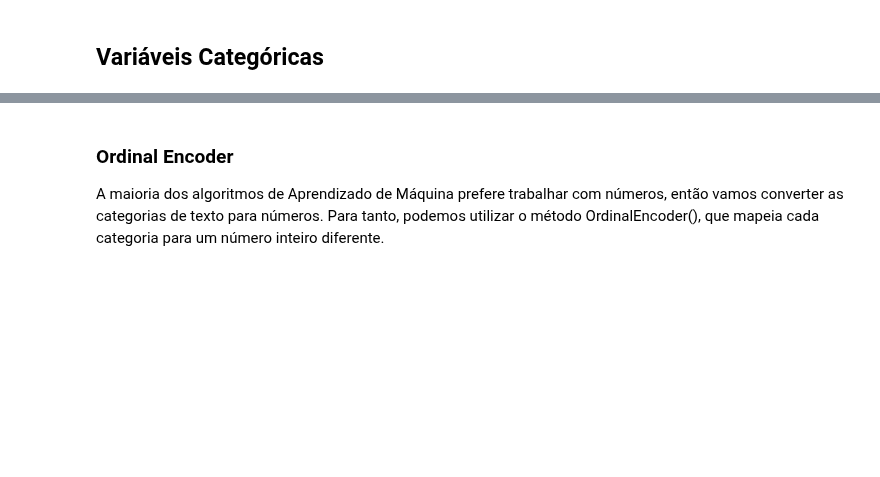
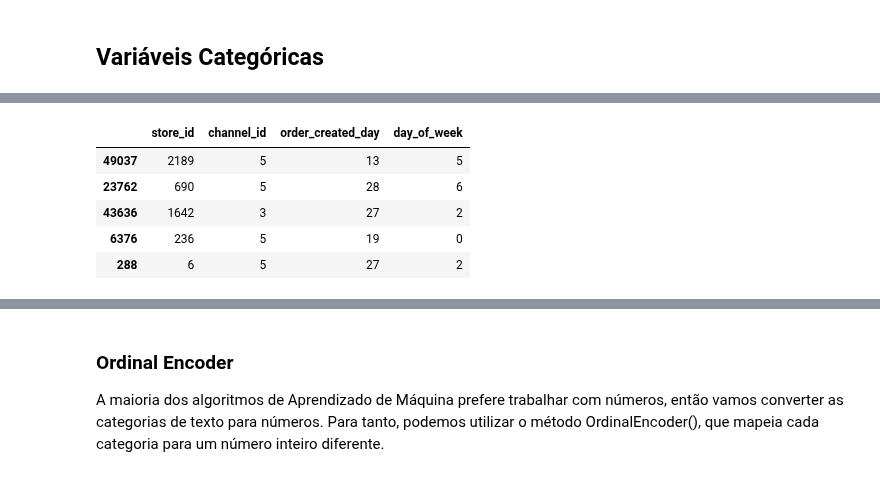
Before and after one commit to fFukurou/Python-for-Data-Science-and-Machine-Learning-Bootcamp, a Jupyter notebook: fiap/ML_PontaAPonta_1/ML_Ponta_a_Ponta_FIAP_Inicio_de_Aula.ipynb, the cells around one changed output, grey strips where cells are left out. Saved outputs shown, nothing was run; the diff lists cells and outputs as text; code cells hidden in the pictures; blank space fills up the shorter version.

```diff
--- a/fiap/ML_PontaAPonta_1/ML_Ponta_a_Ponta_FIAP_Inicio_de_Aula.ipynb
+++ b/fiap/ML_PontaAPonta_1/ML_Ponta_a_Ponta_FIAP_Inicio_de_Aula.ipynb
@@ -374,4 +419,13 @@ memory usage: 3.3 MB
 # %%
 #novo dataset com a seleção das variaveis numéricas categóricas
+df_orders_treatment_cat_num = df_orders_treatment[['store_id', 'channel_id', 'order_created_day', 'day_of_week']].copy()
+df_orders_treatment_cat_num.head()
+# %% [output]
+|  | store_id | channel_id | order_created_day | day_of_week |
+| 49037 | 2189 | 5 | 13 | 5 |
+| 23762 | 690 | 5 | 28 | 6 |
+| 43636 | 1642 | 3 | 27 | 2 |
+| 6376 | 236 | 5 | 19 | 0 |
+| 288 | 6 | 5 | 27 | 2 |
 # %%
 #novo dataset com a seleção das variáveis categóricas
```
Also changed, not shown: parts of 24 cells of this notebook, 2 other files.
